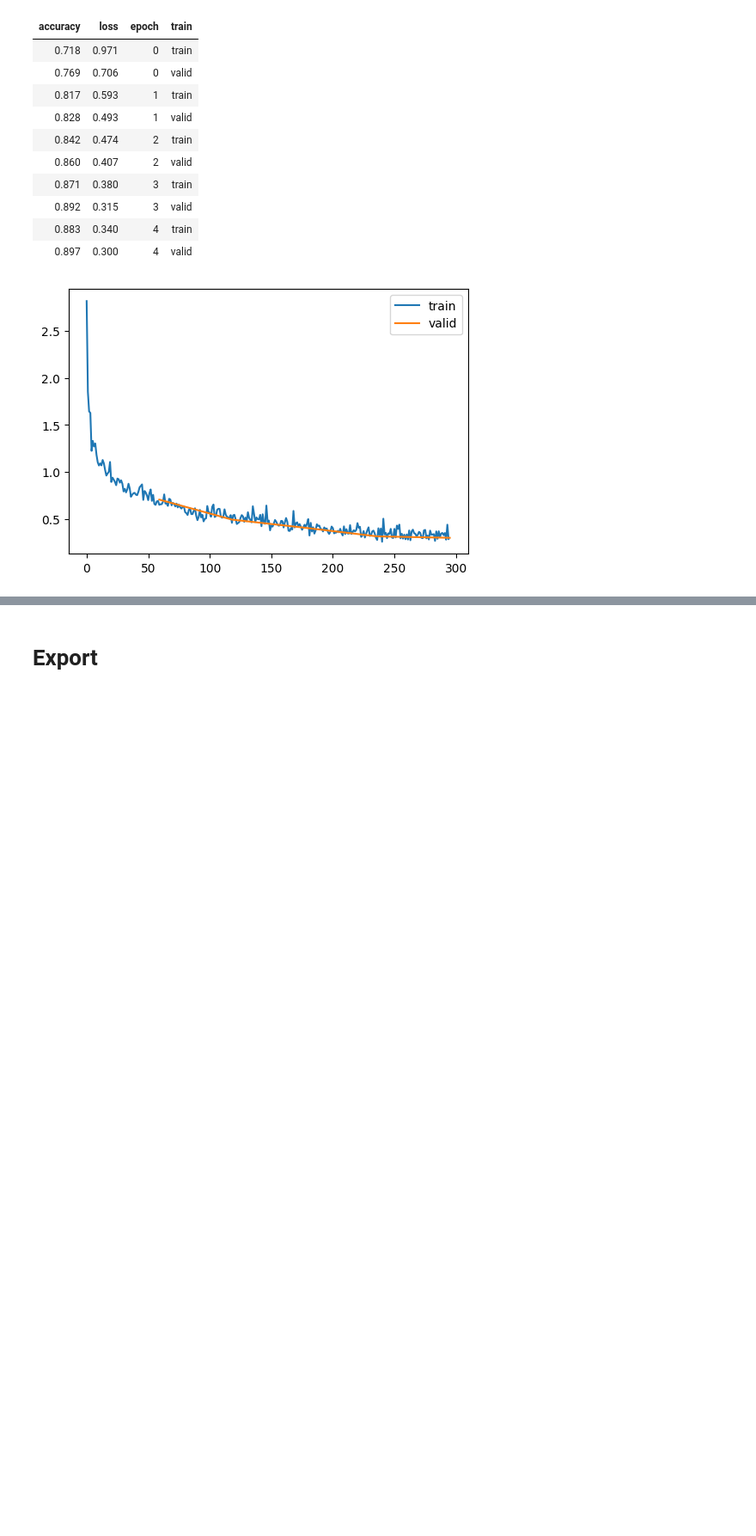
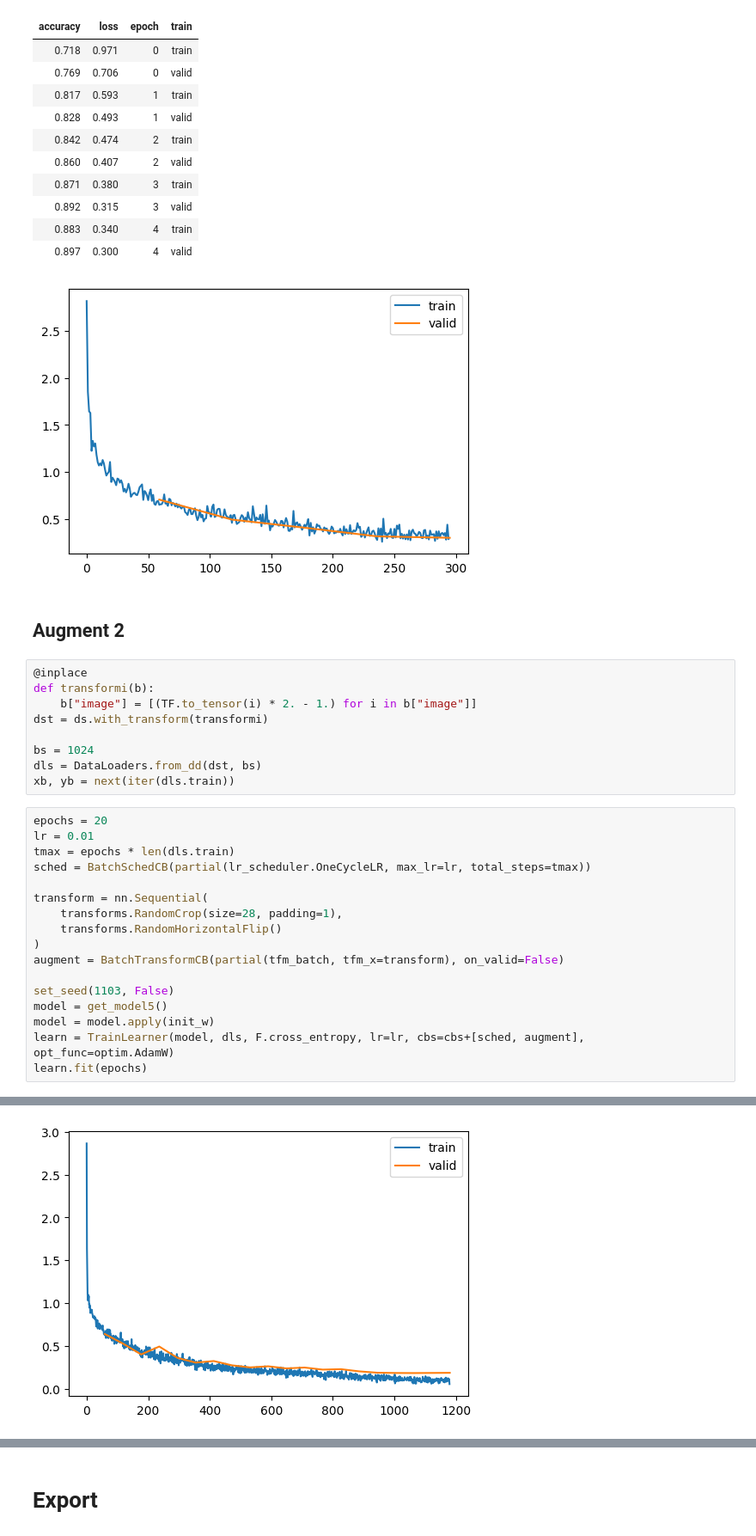
Before and after one commit to daniilgaltsev/fastai_course, a Jupyter notebook: nbs/14_augment.ipynb, the cells around one changed output, grey strips where cells are left out. Shown at 86% size. Saved outputs shown, nothing was run; the diff lists cells and outputs as text; blank space fills up the shorter version.

Commit message:
finish replicating 14_augment from lesson 21

```diff
--- a/nbs/14_augment.ipynb
+++ b/nbs/14_augment.ipynb
@@ -891,3 +891,32 @@ learn.fit(epochs)
 | 0.883 | 0.340 | 4 | train |
 | 0.897 | 0.300 | 4 | valid |
 [figure]
+# %% [markdown]
+## Augment 2
+# %%
+@inplace
+def transformi(b):
+    b["image"] = [(TF.to_tensor(i) * 2. - 1.) for i in b["image"]]
+dst = ds.with_transform(transformi)
+
+bs = 1024
+dls = DataLoaders.from_dd(dst, bs)
+xb, yb = next(iter(dls.train))
+# %%
+epochs = 20
+lr = 0.01
+tmax = epochs * len(dls.train)
+sched = BatchSchedCB(partial(lr_scheduler.OneCycleLR, max_lr=lr, total_steps=tmax))
+
+transform = nn.Sequential(
+    transforms.RandomCrop(size=28, padding=1),
+    transforms.RandomHorizontalFlip()
+)
+augment = BatchTransformCB(partial(tfm_batch, tfm_x=transform), on_valid=False)
+
+set_seed(1103, False)
+model = get_model5()
+model = model.apply(init_w)
+learn = TrainLearner(model, dls, F.cross_entropy, lr=lr, cbs=cbs+[sched, augment], opt_func=optim.AdamW)
+learn.fit(epochs)
+# %% [output]
@@ -893,0 +940 @@ learn.fit(epochs)
+[figure, added]
```
Also changed, not shown: parts of 2 cells of this notebook.
